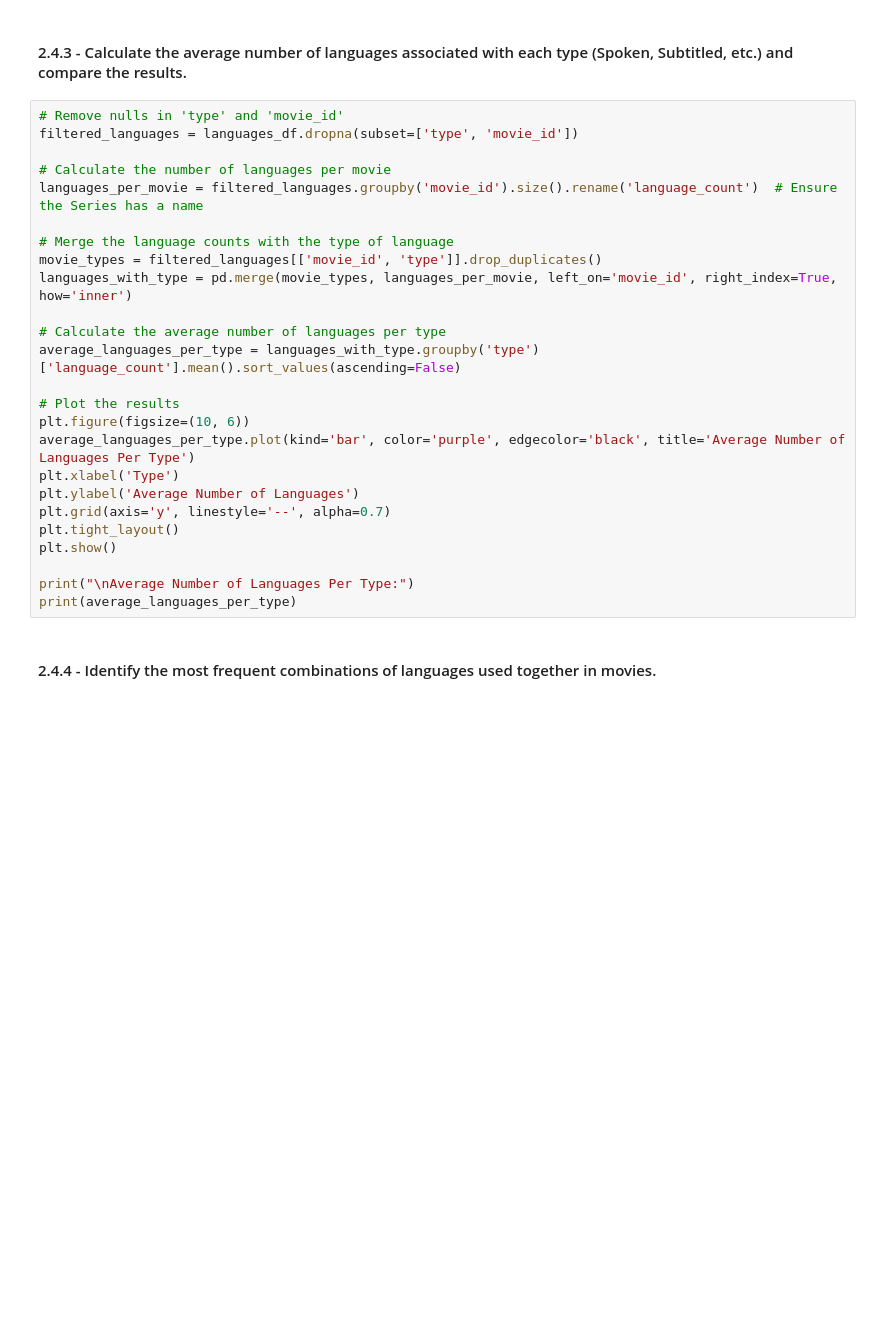
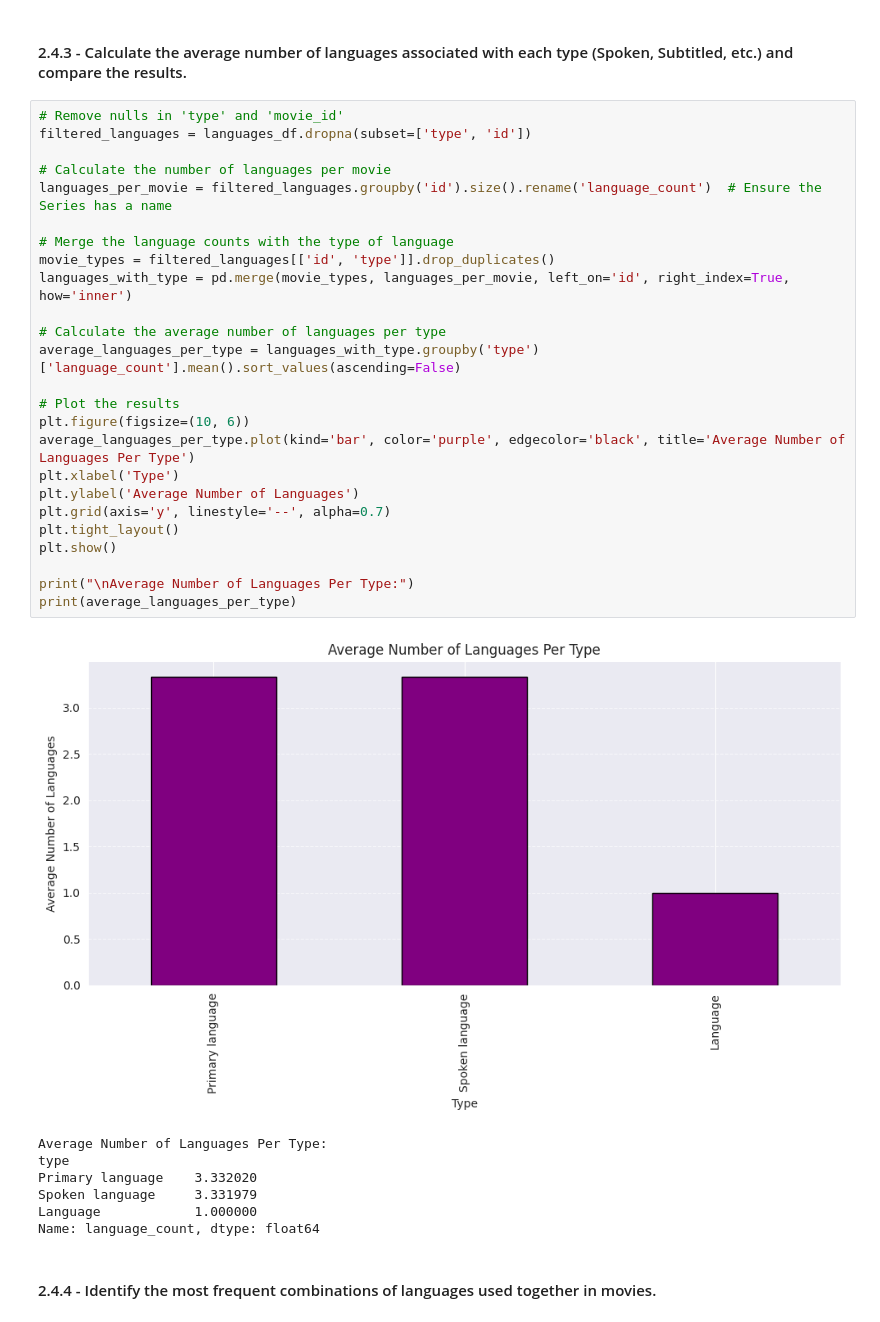
Before and after one commit to SacchettiLorenzo/IUMTWEB_DataAnalysis, a Jupyter notebook: data analysis/analysis.ipynb, the cells around one changed output. Drawn from its saved outputs; the diff is of its cells as text; blank space fills up the shorter version.

```diff
--- a/data analysis/analysis.ipynb
+++ b/data analysis/analysis.ipynb
@@ -544,29 +843,37 @@ print(type_counts)
 #### 2.4.3 - Calculate the average number of languages associated with each type (Spoken, Subtitled, etc.) and compare the results.
 # %%
 # Remove nulls in 'type' and 'movie_id'
-filtered_languages = languages_df.dropna(subset=['type', 'movie_id'])
+filtered_languages = languages_df.dropna(subset=['type', 'id'])
 
 # Calculate the number of languages per movie
-languages_per_movie = filtered_languages.groupby('movie_id').size().rename('language_count')  # Ensure the Series has a name
+languages_per_movie = filtered_languages.groupby('id').size().rename('language_count')  # Ensure the Series has a name
 
 # Merge the language counts with the type of language
-movie_types = filtered_languages[['movie_id', 'type']].drop_duplicates()
-languages_with_type = pd.merge(movie_types, languages_per_movie, left_on='movie_id', right_index=True, how='inner')
+movie_types = filtered_languages[['id', 'type']].drop_duplicates()
+languages_with_type = pd.merge(movie_types, languages_per_movie, left_on='id', right_index=True, how='inner')
 
 # Calculate the average number of languages per type
 average_languages_per_type = languages_with_type.groupby('type')['language_count'].mean().sort_values(ascending=False)
 
 # Plot the results
 plt.figure(figsize=(10, 6))
 average_languages_per_type.plot(kind='bar', color='purple', edgecolor='black', title='Average Number of Languages Per Type')
 plt.xlabel('Type')
 plt.ylabel('Average Number of Languages')
 plt.grid(axis='y', linestyle='--', alpha=0.7)
 plt.tight_layout()
 plt.show()
 
 print("\nAverage Number of Languages Per Type:")
 print(average_languages_per_type)
+# %% [output]
+[figure, added]
+Average Number of Languages Per Type:
+type
+Primary language    3.332020
+Spoken language     3.331979
+Language            1.000000
+Name: language_count, dtype: float64
 # %% [markdown]
 #### 2.4.4 - Identify the most frequent combinations of languages used together in movies.
 # %%
```
Also changed, not shown: parts of 37 cells of this notebook, 1 other file.
